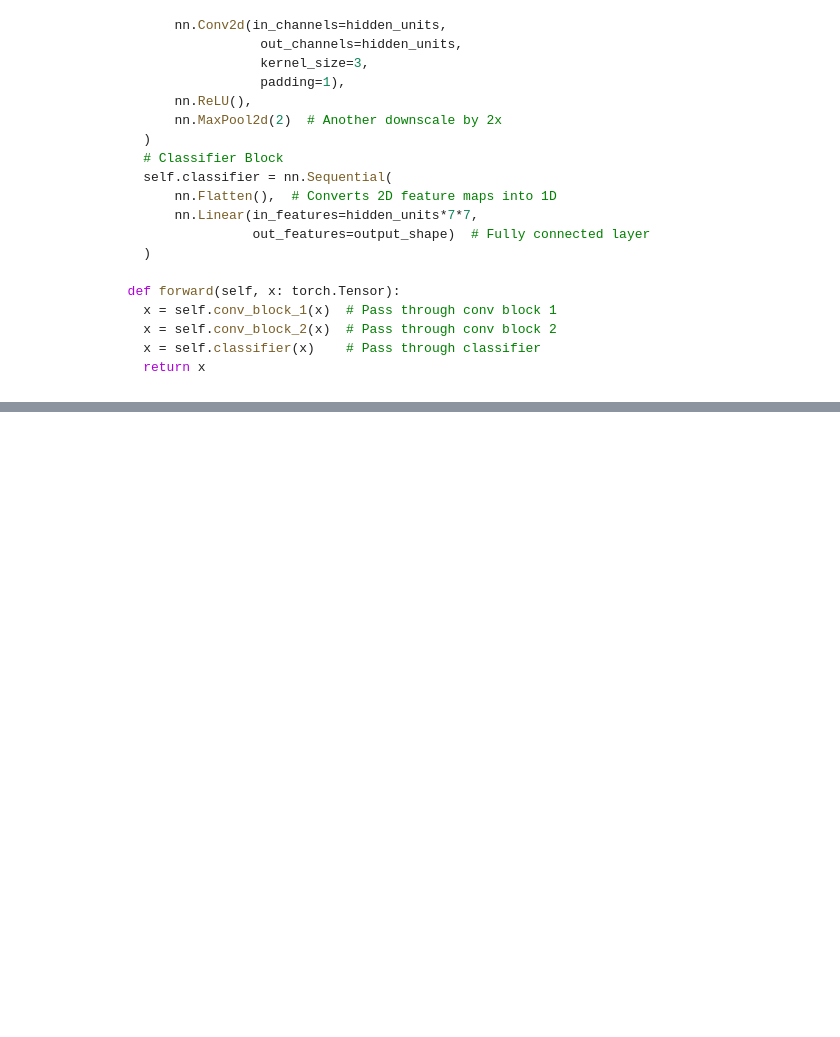
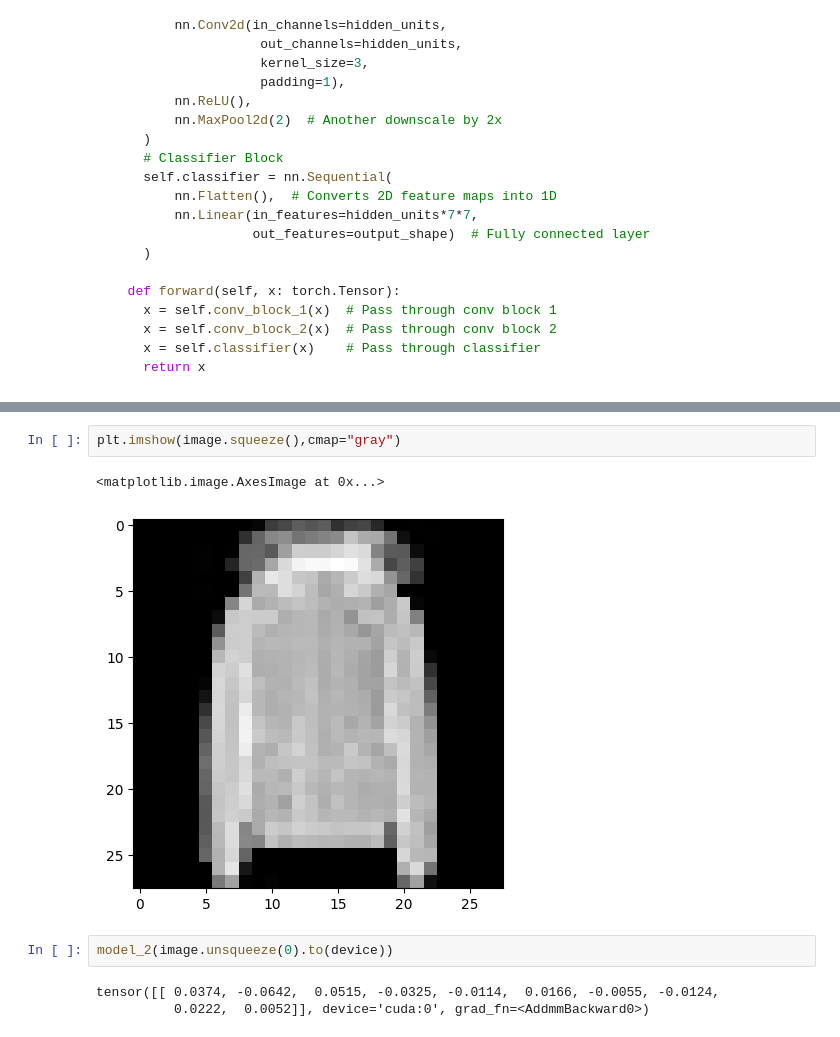
Before and after one commit to lewisnjue/AI, a Jupyter notebook: computer_vision_and_convolution_neural_network.ipynb, the cells around one changed output, grey strips where cells are left out. Drawn from its saved outputs; the diff is of its cells as text; blank space fills up the shorter version.

```diff
--- a/computer_vision_and_convolution_neural_network.ipynb
+++ b/computer_vision_and_convolution_neural_network.ipynb
@@ -926,0 +1055,10 @@ What Format Do PyTorch CNNs Expect?
+# %%
+plt.imshow(image.squeeze(),cmap="gray")
+# %% [output]
+<matplotlib.image.AxesImage at 0x...>
+[figure, added]
+# %%
+model_2(image.unsqueeze(0).to(device))
+# %% [output]
+tensor([[ 0.0374, -0.0642,  0.0515, -0.0325, -0.0114,  0.0166, -0.0055, -0.0124,
+          0.0222,  0.0052]], device='cuda:0', grad_fn=<AddmmBackward0>)
```
Also changed, not shown: parts of 25 cells of this notebook.
